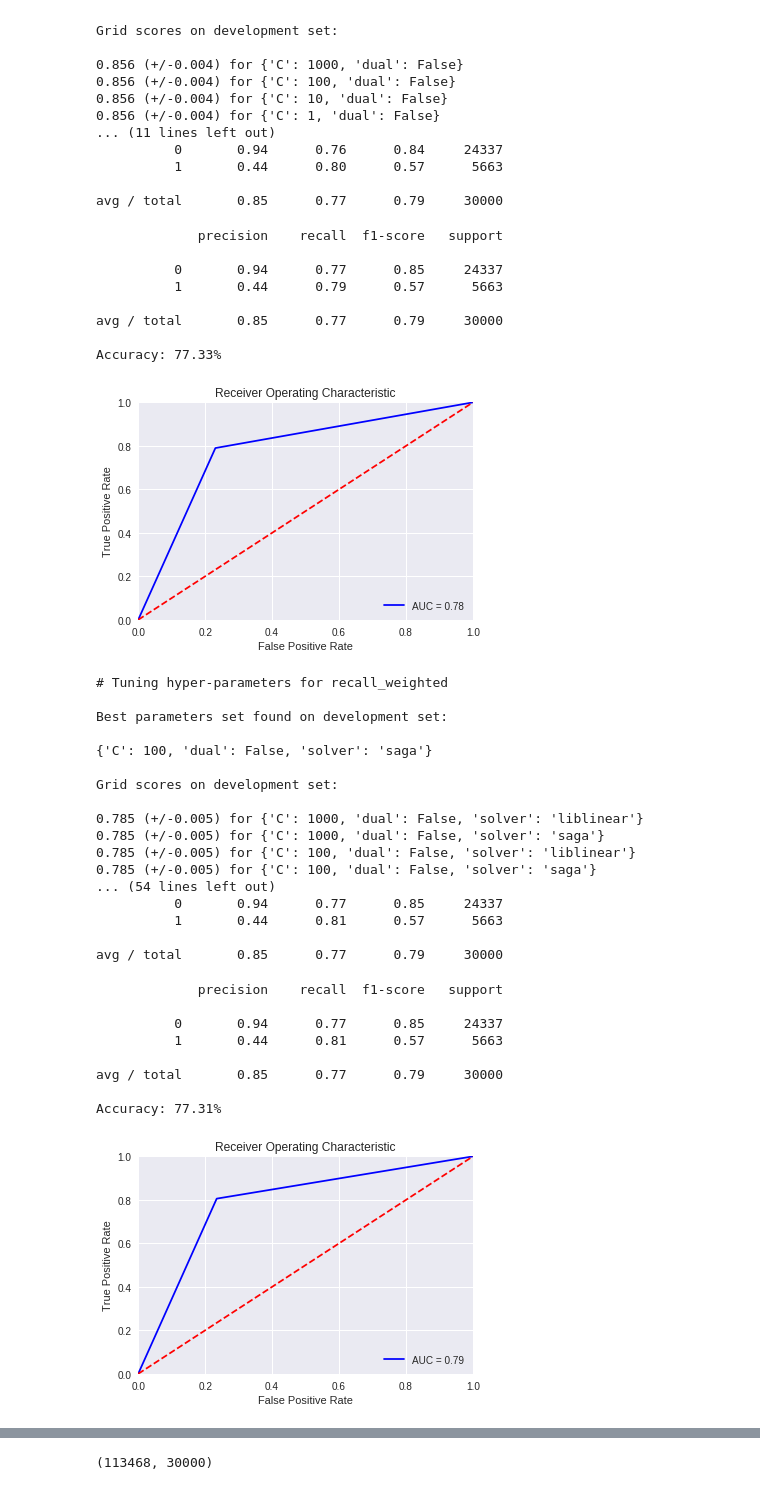
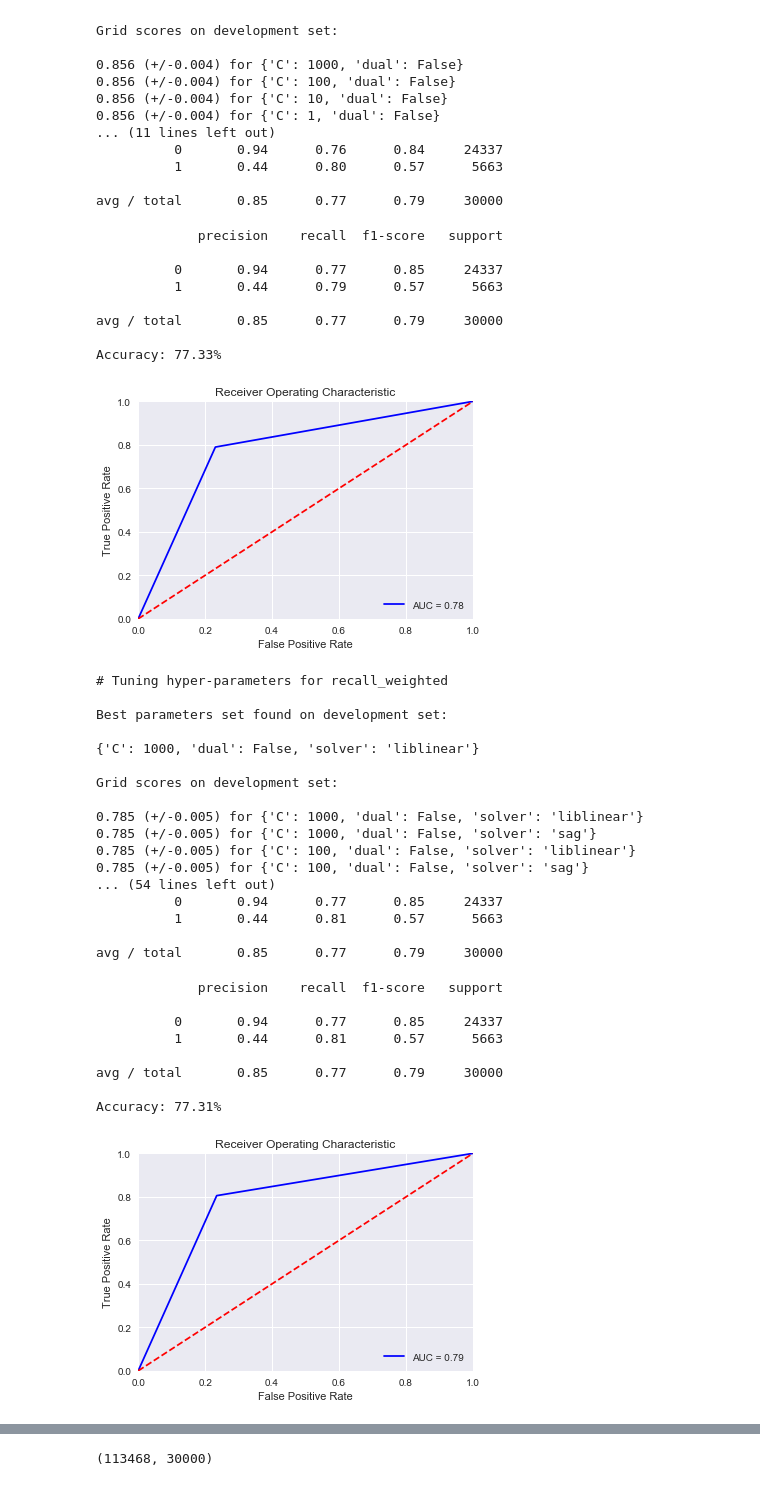
Before and after one commit to FloobtheGreat/IPy_Notebooks, a Jupyter notebook: Analyses/TabModeling.ipynb, the cells around one changed output, grey strips where cells are left out. Drawn from its saved outputs; the diff is of its cells as text; code cells hidden in the pictures.

```diff
--- a/Analyses/TabModeling.ipynb
+++ b/Analyses/TabModeling.ipynb
@@ -75,8 +75,8 @@ INFO:root:Initializing...
 #sql = helper.getSQL(r"C:\users\pairwin\Documents\GitHub\IPy_Notebooks\SQL\TAB_MODELING.sql")
 # %%
 #base, dtypesdf = helper.readData(sql)
-#base = pd.read_csv(r'C:\users\pairwin\Documents\GitHub\IPy_Notebooks\SQL\tab_model.csv', parse_dates=['DATE_VALUE'])
-base = pd.read_csv(r'/home/pirwin/Git/IPy_Notebooks/SQL/tab_model.csv',parse_dates=['DATE_VALUE'])
+base = pd.read_csv(r'C:\users\pairwin\Documents\GitHub\IPy_Notebooks\SQL\tab_model.csv', parse_dates=['DATE_VALUE'])
+#base = pd.read_csv(r'/home/pirwin/Git/IPy_Notebooks/SQL/tab_model.csv',parse_dates=['DATE_VALUE'])
 base['DAYS_BTW_PURCH'] = base['DAYS_AS_CUSTOMER']/base['TOTAL_TRANSACTIONS']
 dtypes = helper.getDtypes(base)
 # %% [output]
@@ -678,12 +682,12 @@ plt.show()
 avg / total       0.85      0.77      0.79     30000
 
 Accuracy: 77.33%
-[figure, old version]
+[figure, new version]
 # %%
 tuned_parameters = [{
     'C': [1000, 100, 10, 1, .1, .01, .001],
     'dual':[False],
-    'solver': ['liblinear','saga']
+    'solver': ['liblinear','sag']
 }]
 
 scores = ['recall_weighted', 'roc_auc']
@@ -722,14 +726,14 @@ for score in scores:
 
 Best parameters set found on development set:
 
-{'C': 100, 'dual': False, 'solver': 'saga'}
+{'C': 1000, 'dual': False, 'solver': 'liblinear'}
 
 Grid scores on development set:
 
 0.785 (+/-0.005) for {'C': 1000, 'dual': False, 'solver': 'liblinear'}
-0.785 (+/-0.005) for {'C': 1000, 'dual': False, 'solver': 'saga'}
+0.785 (+/-0.005) for {'C': 1000, 'dual': False, 'solver': 'sag'}
 0.785 (+/-0.005) for {'C': 100, 'dual': False, 'solver': 'liblinear'}
-0.785 (+/-0.005) for {'C': 100, 'dual': False, 'solver': 'saga'}
+0.785 (+/-0.005) for {'C': 100, 'dual': False, 'solver': 'sag'}
 ... (54 lines left out)
           0       0.94      0.77      0.85     24337
           1       0.44      0.81      0.57      5663
@@ -737,7 +741,7 @@ Grid scores on development set:
 avg / total       0.85      0.77      0.79     30000
 # %%
 
-log = LogisticRegression(C=100,dual=False, solver='saga')
+log = LogisticRegression(C=100,dual=False, solver='sag')
 
 logmodel = log.fit(train_X_std_res, train_y_res)
 
@@ -747,34 +751,34 @@ print(classification_report(test_y, logmodel.predict(test_X_std.values)))
 # evaluate predictions
 accuracy = accuracy_score(test_y,logmodel.predict(test_X_std.values))
 print("Accuracy: %.2f%%" % (accuracy * 100.0))
 
 #conmat = confusion_matrix(y_test, predictions)
 #print(conmat)
 #plt.figure()
 #helper.plot_confusion_matrix(conmat,classes = np.array(['0','1']), title='Confusion Matrix, no Normalization')
 
 fpr, tpr, _ = roc_curve(test_y, logmodel.predict(test_X_std.values))
 roc_auc = auc(fpr, tpr)
 
 plt.title('Receiver Operating Characteristic')
 plt.plot(fpr, tpr, 'b', label = 'AUC = %0.2f' % roc_auc)
 plt.legend(loc = 'lower right')
 plt.plot([0, 1], [0, 1],'r--')
 plt.xlim([0, 1])
 plt.ylim([0, 1])
 plt.ylabel('True Positive Rate')
 plt.xlabel('False Positive Rate')
 plt.show()
 # %% [output]
              precision    recall  f1-score   support
 
           0       0.94      0.77      0.85     24337
           1       0.44      0.81      0.57      5663
 
 avg / total       0.85      0.77      0.79     30000
 
 Accuracy: 77.31%
-[figure, old version]
+[figure, new version]
 # %%
 tuned_parameters = [{
     'loss':['hinge','log'],
```
Also changed, not shown: parts of 23 cells of this notebook.
